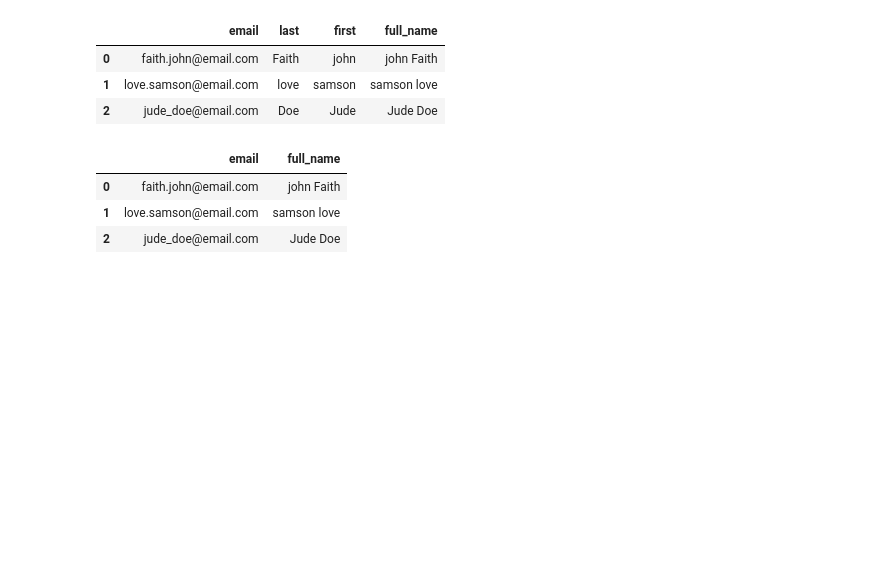
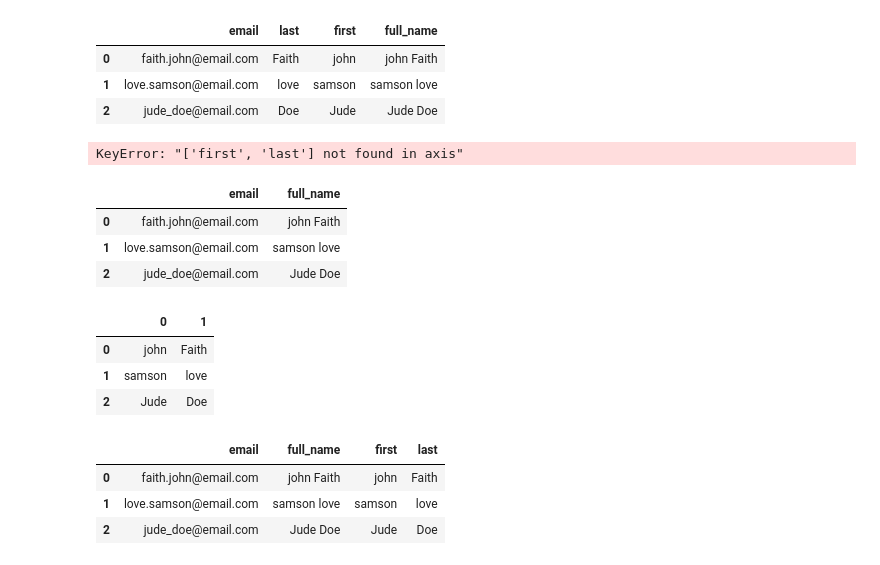
Before and after one commit to Leziga-Bakor/Advanced_Python, a Jupyter notebook: Pandas/pandas demo.ipynb, the cells around one changed output. Saved outputs shown, nothing was run; the diff lists cells and outputs as text; code cells hidden in the pictures; blank space fills up the shorter version.

Commit message:
Split full name column and assign names to new columns

```diff
--- a/Pandas/pandas demo.ipynb
+++ b/Pandas/pandas demo.ipynb
@@ -618,9 +618,28 @@ p_df
 | 2 | jude_doe@email.com | Doe | Jude | Jude Doe |
 # %%
 # Removing column
-p_df.drop(columns = ['first','last'])
+p_df.drop(columns = ['first','last'], inplace = True)
 # %% [output]
-|  | email | full_name |
-| 0 | faith.john@email.com | john Faith |
-| 1 | love.samson@email.com | samson love |
-| 2 | jude_doe@email.com | Jude Doe |
+KeyError: "['first', 'last'] not found in axis"
+# %%
+p_df
+# %% [output]
+|  | email | full_name |
+| 0 | faith.john@email.com | john Faith |
+| 1 | love.samson@email.com | samson love |
+| 2 | jude_doe@email.com | Jude Doe |
+# %%
+p_df['full_name'].str.split(expand=True) # expand splits into columns
+# %% [output]
+|  | 0 | 1 |
+| 0 | john | Faith |
+| 1 | samson | love |
+| 2 | Jude | Doe |
+# %%
+p_df[['first', 'last']] = p_df['full_name'].str.split(expand=True)
+p_df
+# %% [output]
+|  | email | full_name | first | last |
+| 0 | faith.john@email.com | john Faith | john | Faith |
+| 1 | love.samson@email.com | samson love | samson | love |
+| 2 | jude_doe@email.com | Jude Doe | Jude | Doe |
```
